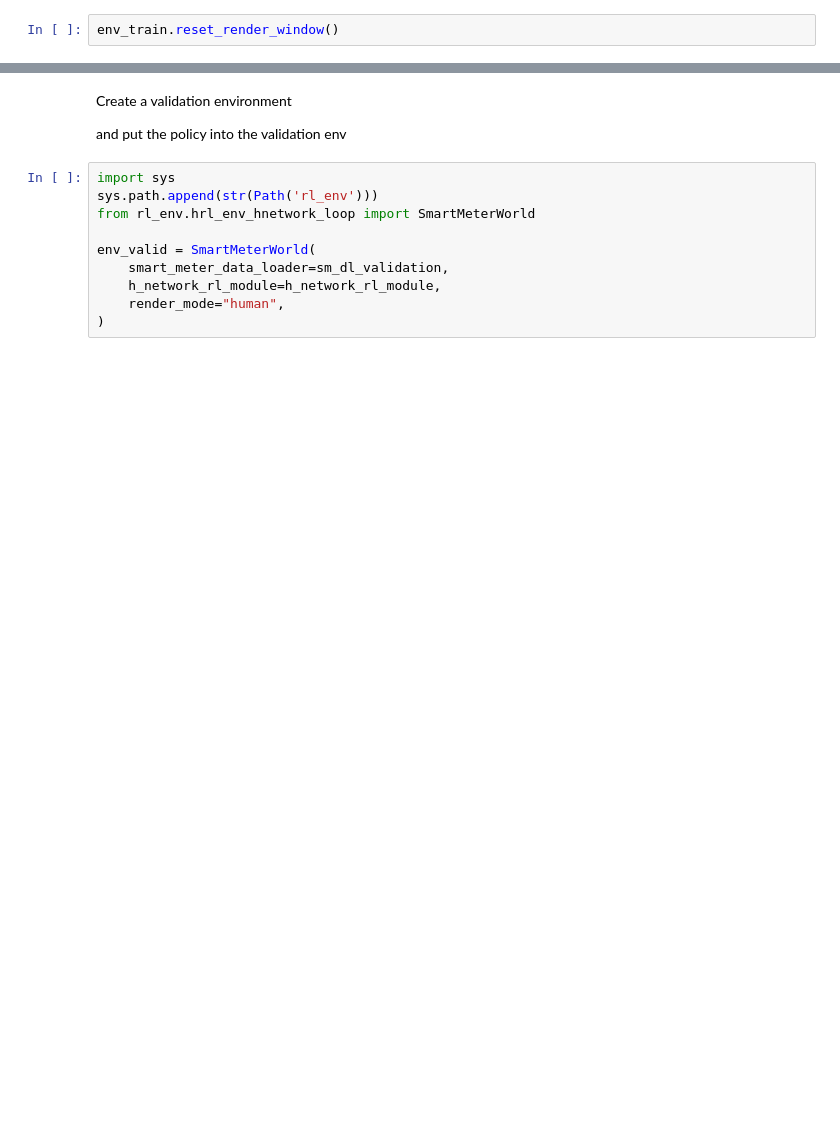
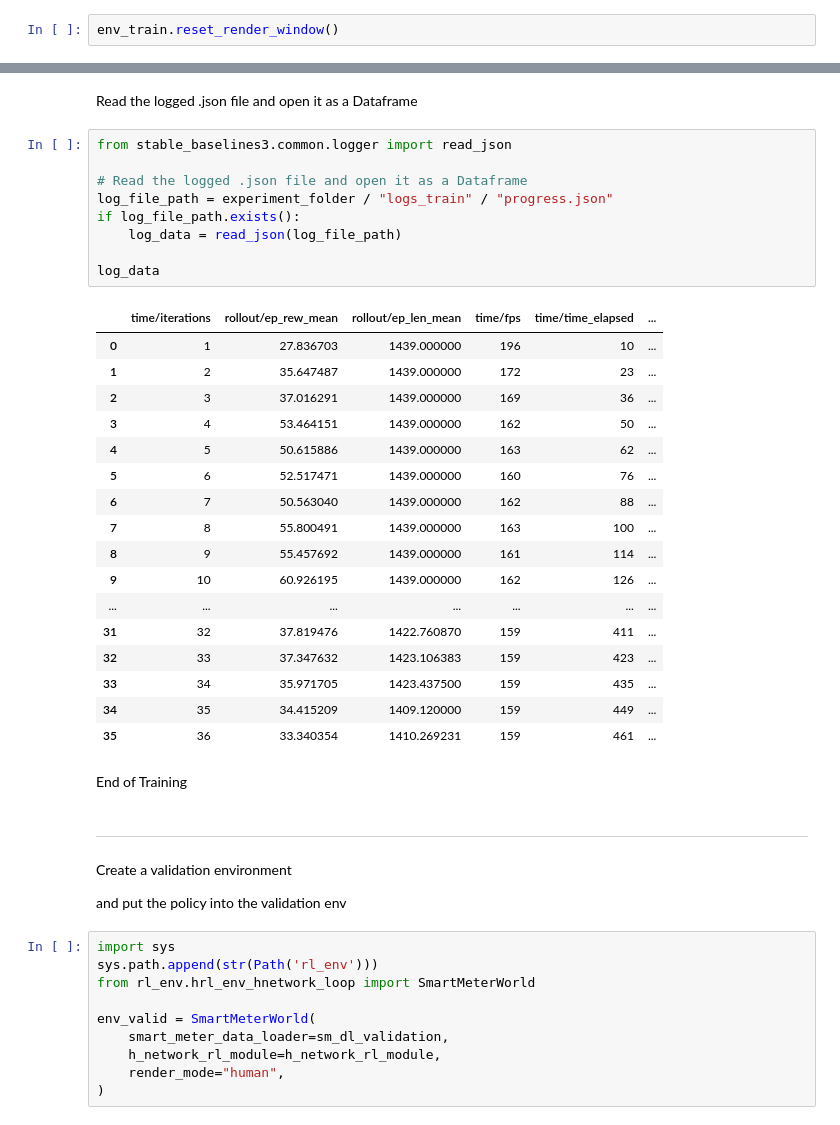
Before and after one commit to mmmmmm44/AdversarialSMControl, a Jupyter notebook: rl_training_hnetwork2_loop.ipynb, the cells around one changed output, grey strips where cells are left out. Cells and saved outputs as stored; diff of their text form; blank space fills up the shorter version.

```diff
--- a/rl_training_hnetwork2_loop.ipynb
+++ b/rl_training_hnetwork2_loop.ipynb
@@ -350,3 +374,36 @@ Logging to experiments/20250716_161804/PPO/PPO_SmartMeterWorld_1
+# %% [markdown]
+Read the logged .json file and open it as a Dataframe
+# %%
+from stable_baselines3.common.logger import read_json
+
+# Read the logged .json file and open it as a Dataframe
+log_file_path = experiment_folder / "logs_train" / "progress.json"
+if log_file_path.exists():
+    log_data = read_json(log_file_path)
+
+log_data
+# %% [output]
+|  | time/iterations | rollout/ep_rew_mean | rollout/ep_len_mean | time/fps | time/time_elapsed | ... |
+| 0 | 1 | 27.836703 | 1439.000000 | 196 | 10 | ... |
+| 1 | 2 | 35.647487 | 1439.000000 | 172 | 23 | ... |
+| 2 | 3 | 37.016291 | 1439.000000 | 169 | 36 | ... |
+| 3 | 4 | 53.464151 | 1439.000000 | 162 | 50 | ... |
+| 4 | 5 | 50.615886 | 1439.000000 | 163 | 62 | ... |
+| 5 | 6 | 52.517471 | 1439.000000 | 160 | 76 | ... |
+| 6 | 7 | 50.563040 | 1439.000000 | 162 | 88 | ... |
+| 7 | 8 | 55.800491 | 1439.000000 | 163 | 100 | ... |
+| 8 | 9 | 55.457692 | 1439.000000 | 161 | 114 | ... |
+| 9 | 10 | 60.926195 | 1439.000000 | 162 | 126 | ... |
+| ... | ... | ... | ... | ... | ... | ... |
+| 31 | 32 | 37.819476 | 1422.760870 | 159 | 411 | ... |
+| 32 | 33 | 37.347632 | 1423.106383 | 159 | 423 | ... |
+| 33 | 34 | 35.971705 | 1423.437500 | 159 | 435 | ... |
+| 34 | 35 | 34.415209 | 1409.120000 | 159 | 449 | ... |
+| 35 | 36 | 33.340354 | 1410.269231 | 159 | 461 | ... |
+# %% [markdown]
+End of Training
+# %% [markdown]
+---
 # %% [markdown]
 Create a validation environment
 
```
Also changed, not shown: parts of 23 cells of this notebook, 7 other files.
